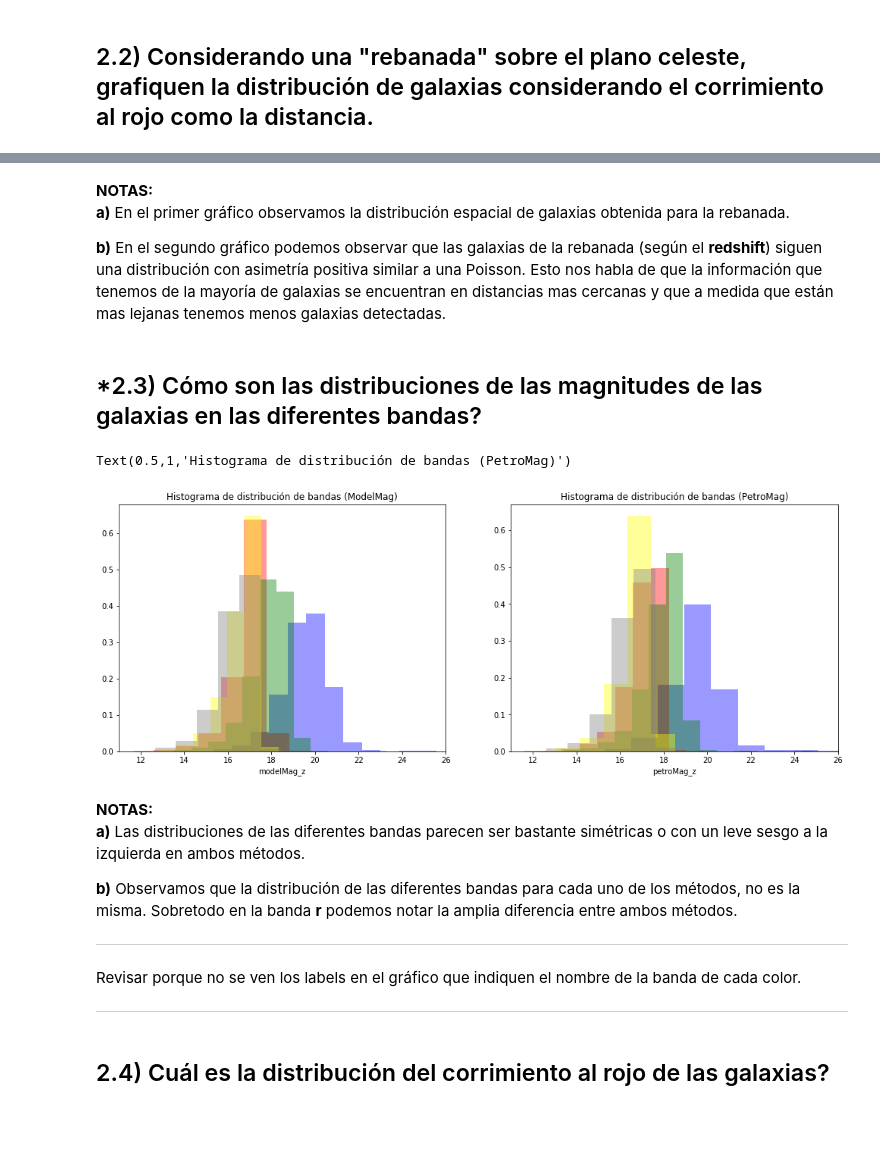
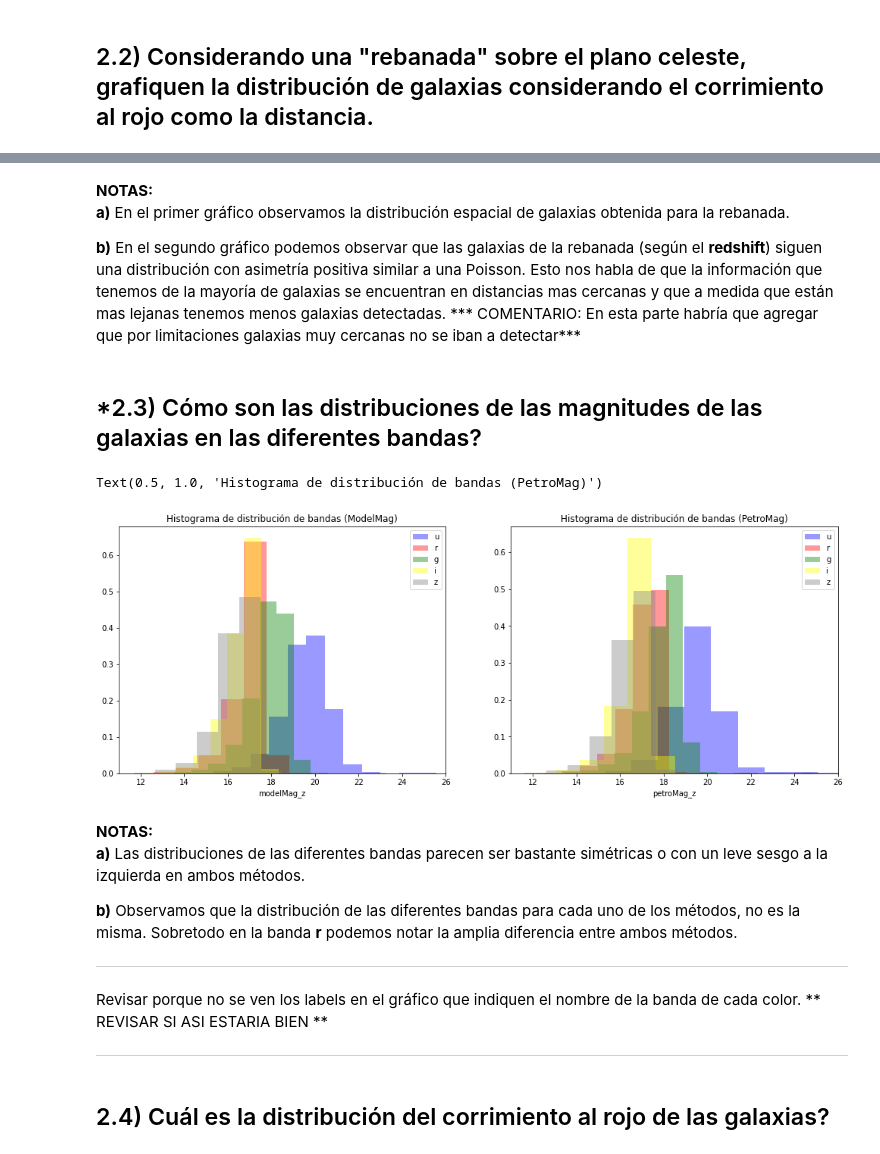
Before and after one commit to leoborgnino/mentoria-astro-datos, a Jupyter notebook: 1_Analisis_y_Visualizacion.ipynb, the cells around one changed output, grey strips where cells are left out. Drawn from its saved outputs; the diff is of its cells as text; code cells hidden in the pictures; blank space fills up the shorter version.

Commit message:
Agregado ultimos puntos y comentarios

```diff
--- a/1_Analisis_y_Visualizacion.ipynb
+++ b/1_Analisis_y_Visualizacion.ipynb
@@ -217,33 +229,36 @@ Text(0.5,1,'Distribución de galaxias de la rebanada según el redshift')
 **a)** En el primer gráfico observamos la distribución espacial de galaxias obtenida para la rebanada.
 
 **b)** En el segundo gráfico podemos observar que las galaxias de la rebanada (según el **redshift**) siguen una distribución con asimetría positiva similar a una Poisson. Esto nos habla de que la información que tenemos de la mayoría de galaxias se encuentran en distancias mas cercanas y que a medida que están mas lejanas tenemos menos galaxias detectadas.
+*** COMENTARIO: En esta parte habría que agregar que por limitaciones galaxias muy cercanas no se iban a detectar***
 # %% [markdown]
  ## *2.3) Cómo son las distribuciones de las magnitudes de las galaxias en las diferentes bandas?
 # %%
 # Distribución de ModelMag en las diferentes bandas (u, r, g, i, z)
 
 plt.figure(figsize=(17,6))
 
 plt.subplot(121)
 seaborn.distplot(data.modelMag_u, color='blue', label='u', bins=15, kde=False, norm_hist=True)
 seaborn.distplot(data.modelMag_r, color='red', label='r', bins=15, kde=False, norm_hist=True)
 seaborn.distplot(data.modelMag_g, color='green', label='g', bins=15, kde=False, norm_hist=True)
 seaborn.distplot(data.modelMag_i, color='yellow', label='i', bins=15, kde=False, norm_hist=True)
 seaborn.distplot(data.modelMag_z, color='grey', label='z', bins=15, kde=False, norm_hist=True)
 plt.xlim(11,26)
+plt.legend()
 plt.title('Histograma de distribución de bandas (ModelMag)')
 
 plt.subplot(122)
 seaborn.distplot(data.petroMag_u, color='blue', label='u', bins=15, kde=False, norm_hist=True)
 seaborn.distplot(data.petroMag_r, color='red', label='r', bins=15, kde=False, norm_hist=True)
 seaborn.distplot(data.petroMag_g, color='green', label='g', bins=15, kde=False, norm_hist=True)
 seaborn.distplot(data.petroMag_i, color='yellow', label='i', bins=15, kde=False, norm_hist=True)
 seaborn.distplot(data.petroMag_z, color='grey', label='z', bins=15, kde=False, norm_hist=True)
 plt.xlim(11,26)
+plt.legend()
 plt.title('Histograma de distribución de bandas (PetroMag)')
 # %% [output]
-Text(0.5,1,'Histograma de distribución de bandas (PetroMag)')
+Text(0.5, 1.0, 'Histograma de distribución de bandas (PetroMag)')
-[figure, old version]
+[figure, new version]
 # %% [markdown]
 **NOTAS:**
 **a)** Las distribuciones de las diferentes bandas parecen ser bastante simétricas o con un leve sesgo a la izquierda en ambos métodos.
@@ -251,7 +266,7 @@ Text(0.5,1,'Histograma de distribución de bandas (PetroMag)')
 **b)** Observamos que la distribución de las diferentes bandas para cada uno de los métodos, no es la misma. Sobretodo en la banda **r** podemos notar la amplia diferencia entre ambos métodos.
 
 ****
-Revisar porque no se ven los labels en el gráfico que indiquen el nombre de la banda de cada color.
+Revisar porque no se ven los labels en el gráfico que indiquen el nombre de la banda de cada color. ** REVISAR SI ASI ESTARIA BIEN **
 ****
 # %% [markdown]
  ## 2.4) Cuál es la distribución del corrimiento al rojo de las galaxias?
```
Also changed, not shown: parts of 35 cells of this notebook.
